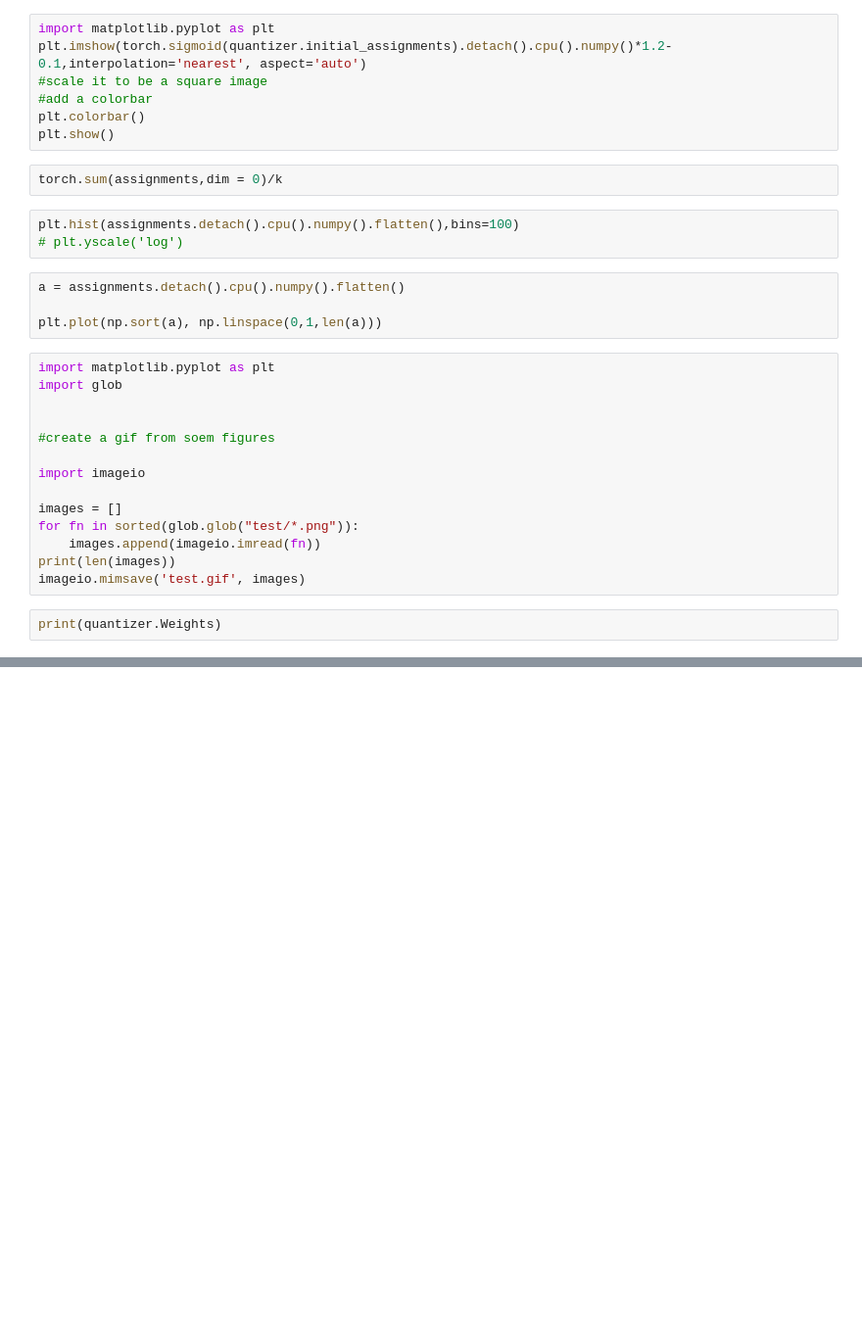
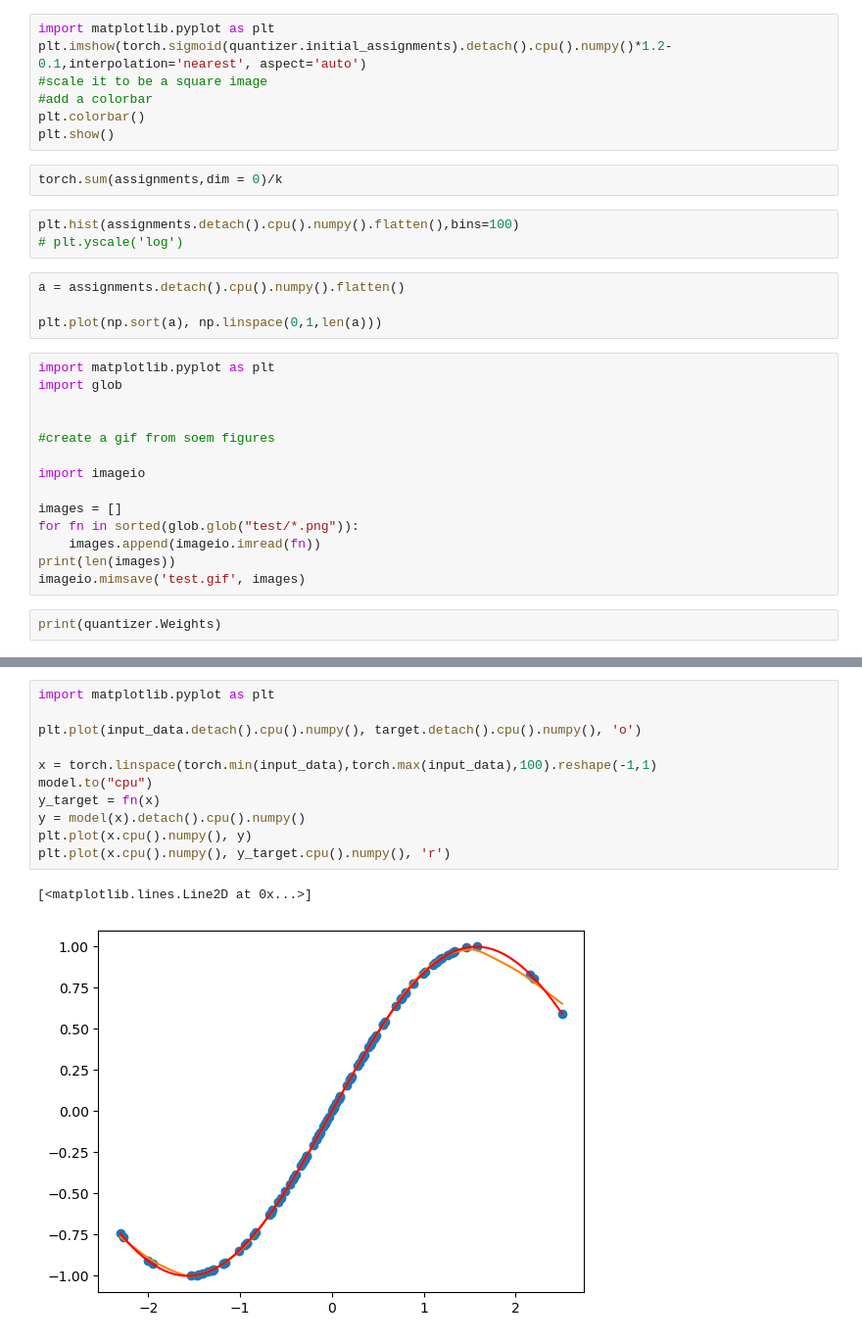
Before and after one commit to xuzukang/NoWag, a Jupyter notebook: notebooks/test.ipynb, the cells around one changed output, grey strips where cells are left out. Shown at 98% size. Saved outputs shown, nothing was run; the diff lists cells and outputs as text; blank space fills up the shorter version.

```diff
--- a/notebooks/test.ipynb
+++ b/notebooks/test.ipynb
@@ -444,0 +616,14 @@ print(quantizer.Weights)
+# %%
+import matplotlib.pyplot as plt
+
+plt.plot(input_data.detach().cpu().numpy(), target.detach().cpu().numpy(), 'o')
+
+x = torch.linspace(torch.min(input_data),torch.max(input_data),100).reshape(-1,1)
+model.to("cpu")
+y_target = fn(x)
+y = model(x).detach().cpu().numpy()
+plt.plot(x.cpu().numpy(), y)
+plt.plot(x.cpu().numpy(), y_target.cpu().numpy(), 'r')
+# %% [output]
+[<matplotlib.lines.Line2D at 0x...>]
+[figure, added]
```
Also changed, not shown: parts of 5 cells of this notebook, 8 other files.
